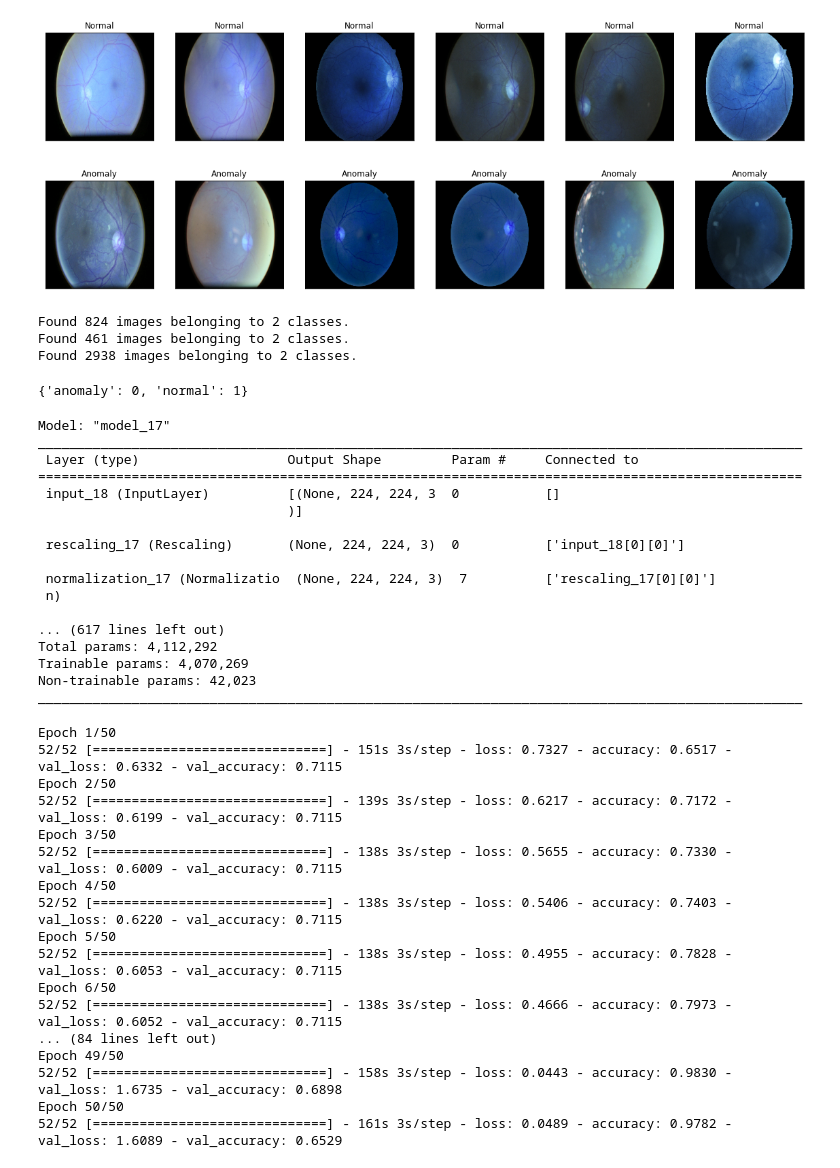
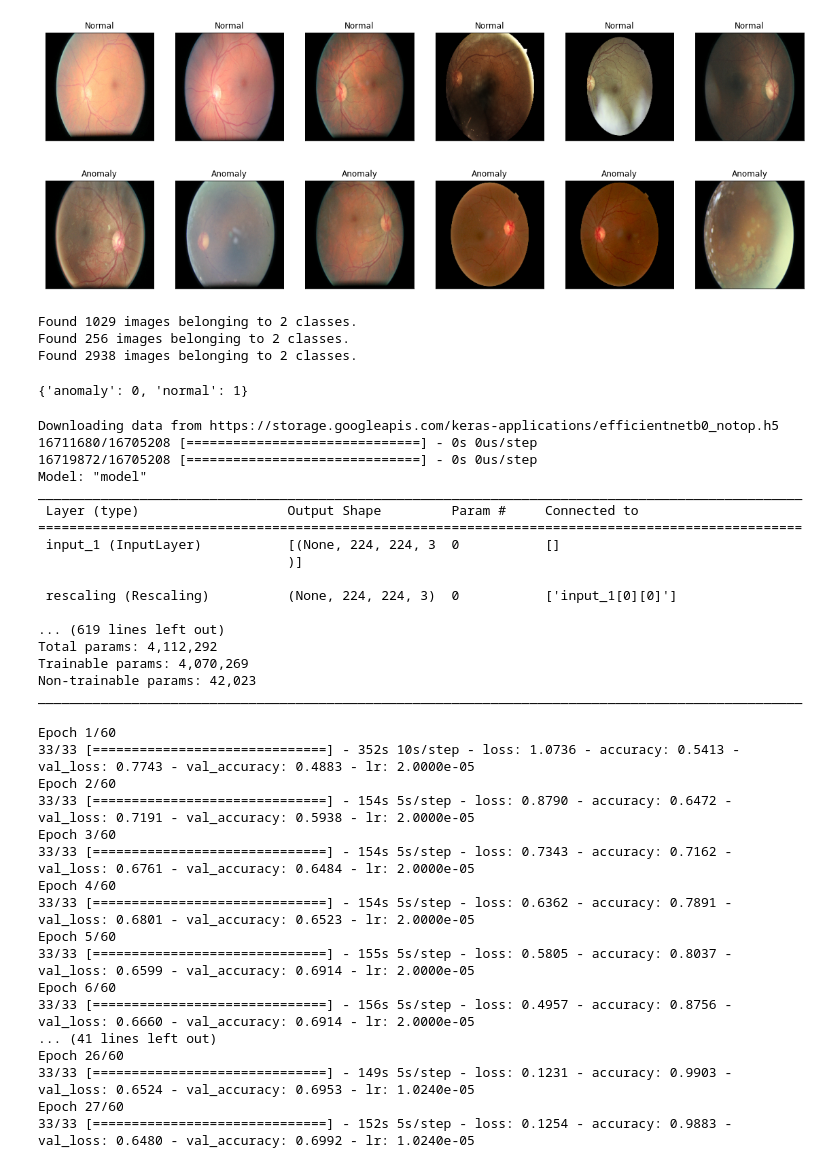
Before and after one commit to nikhilmsreedhar/EfficientNetVsCONV5, a Jupyter notebook: EfficientNetVsConv5.ipynb, the cells around one changed output. Drawn from its saved outputs; the diff is of its cells as text; code cells hidden in the pictures.

```diff
--- a/EfficientNetVsConv5.ipynb
+++ b/EfficientNetVsConv5.ipynb
@@ -66,22 +59,24 @@ Normal images in testing set =  2166
 # %%
 fig, axes = plt.subplots(nrows=1, ncols=6, figsize=(20,20), subplot_kw={'xticks':[], 'yticks':[]})
 for i, ax in enumerate(axes.flat):
     img = cv2.imread(trainNormal[i])
     img = cv2.resize(img, (200,200))
+    img = cv2.cvtColor(img, cv2.COLOR_BGR2RGB)
     ax.imshow(img)
     ax.set_title("Normal")
 plt.show()
 
 fig, axes = plt.subplots(nrows=1, ncols=6, figsize=(20,20), subplot_kw={'xticks':[], 'yticks':[]})
 for i, ax in enumerate(axes.flat):
     img = cv2.imread(trainAnomaly[i])
     img = cv2.resize(img, (200,200))
+    img = cv2.cvtColor(img, cv2.COLOR_BGR2RGB)
     ax.imshow(img)
     ax.set_title("Anomaly")
 plt.show()
 # %% [output]
-[figure, old version]
+[figure, new version]
-[figure, old version]
+[figure, new version]
 # %%
 training = ImageDataGenerator(preprocessing_function = tf.keras.applications.efficientnet.preprocess_input)
 validation = ImageDataGenerator(preprocessing_function = tf.keras.applications.efficientnet.preprocess_input)
@@ -89,26 +84,26 @@ testing = ImageDataGenerator(preprocessing_function = tf.keras.applications.effi
 # %%
 training_dataset = training.flow_from_directory(trainLabels,
                                             target_size = (224,224),
-                                            batch_size = 16,
+                                            batch_size = 32,
                                             class_mode = 'binary')
 validation_dataset = validation.flow_from_directory(valLabels,
                                             target_size = (224,224),
-                                            batch_size = 16,
+                                            batch_size = 32,
                                             class_mode = 'binary')
 testing_dataset = testing.flow_from_directory(testLabels,
                                             target_size = (224,224),
-                                            batch_size = 16,
+                                            batch_size = 32,
                                             class_mode = 'binary')
 # %% [output]
-Found 824 images belonging to 2 classes.
-Found 461 images belonging to 2 classes.
+Found 1029 images belonging to 2 classes.
+Found 256 images belonging to 2 classes.
 Found 2938 images belonging to 2 classes.
 # %%
 testing_dataset.class_indices
 # %% [output]
 {'anomaly': 0, 'normal': 1}
 # %%
-efficientNet = tf.keras.applications.EfficientNetB0(weights = None, include_top = False, input_shape = (224,224,3), classes = 2)
+efficientNet = tf.keras.applications.EfficientNetB0(weights = 'imagenet', include_top = False, input_shape = (224,224,3), classes = 2)
 lastLayer = efficientNet.get_layer('top_activation')
 X = lastLayer.output
 X = tf.keras.layers.Flatten()(X)
@@ -117,23 +112,23 @@ X = tf.keras.layers.Flatten()(X)
 X = tf.keras.layers.Dense(1, activation = 'sigmoid')(X)
 model1 = tf.keras.Model(efficientNet.input, X)
 model1.compile(loss = 'binary_crossentropy',
-             optimizer = tf.optimizers.Adam(learning_rate = 0.0001),
+             optimizer = tf.optimizers.Adam(learning_rate = 0.00002),
              metrics = ['accuracy'])
 model1.summary()
 # %% [output]
-Model: "model_17"
+Downloading data from https://storage.googleapis.com/keras-applications/efficientnetb0_notop.h5
+16711680/16705208 [==============================] - 0s 0us/step
+16719872/16705208 [==============================] - 0s 0us/step
+Model: "model"
 __________________________________________________________________________________________________
  Layer (type)                   Output Shape         Param #     Connected to
 ==================================================================================================
- input_18 (InputLayer)          [(None, 224, 224, 3  0           []
+ input_1 (InputLayer)           [(None, 224, 224, 3  0           []
                                 )]
 
- rescaling_17 (Rescaling)       (None, 224, 224, 3)  0           ['input_18[0][0]']
+ rescaling (Rescaling)          (None, 224, 224, 3)  0           ['input_1[0][0]']
 
- normalization_17 (Normalizatio  (None, 224, 224, 3)  7          ['rescaling_17[0][0]']
- n)
-
-... (617 lines left out)
+... (619 lines left out)
 Total params: 4,112,292
 Trainable params: 4,070,269
 Non-trainable params: 42,023
@@ -141,23 +139,26 @@ ________________________________________________________________________________
 # %%
-history1 = model1.fit(training_dataset, validation_data = validation_dataset, epochs = 50)
+
+weights = {0: 2.,
+           1: 1.}
+history1 = model1.fit(training_dataset, validation_data = validation_dataset, epochs = 60, class_weight = weights, callbacks = [lrReduction, earlyStopping])
 # %% [output]
-Epoch 1/50
-52/52 [==============================] - 151s 3s/step - loss: 0.7327 - accuracy: 0.6517 - val_loss: 0.6332 - val_accuracy: 0.7115
-Epoch 2/50
-52/52 [==============================] - 139s 3s/step - loss: 0.6217 - accuracy: 0.7172 - val_loss: 0.6199 - val_accuracy: 0.7115
-Epoch 3/50
-52/52 [==============================] - 138s 3s/step - loss: 0.5655 - accuracy: 0.7330 - val_loss: 0.6009 - val_accuracy: 0.7115
-Epoch 4/50
-52/52 [==============================] - 138s 3s/step - loss: 0.5406 - accuracy: 0.7403 - val_loss: 0.6220 - val_accuracy: 0.7115
-Epoch 5/50
-52/52 [==============================] - 138s 3s/step - loss: 0.4955 - accuracy: 0.7828 - val_loss: 0.6053 - val_accuracy: 0.7115
-Epoch 6/50
-52/52 [==============================] - 138s 3s/step - loss: 0.4666 - accuracy: 0.7973 - val_loss: 0.6052 - val_accuracy: 0.7115
-... (84 lines left out)
-Epoch 49/50
-52/52 [==============================] - 158s 3s/step - loss: 0.0443 - accuracy: 0.9830 - val_loss: 1.6735 - val_accuracy: 0.6898
-Epoch 50/50
-52/52 [==============================] - 161s 3s/step - loss: 0.0489 - accuracy: 0.9782 - val_loss: 1.6089 - val_accuracy: 0.6529
+Epoch 1/60
+33/33 [==============================] - 352s 10s/step - loss: 1.0736 - accuracy: 0.5413 - val_loss: 0.7743 - val_accuracy: 0.4883 - lr: 2.0000e-05
+Epoch 2/60
+33/33 [==============================] - 154s 5s/step - loss: 0.8790 - accuracy: 0.6472 - val_loss: 0.7191 - val_accuracy: 0.5938 - lr: 2.0000e-05
+Epoch 3/60
+33/33 [==============================] - 154s 5s/step - loss: 0.7343 - accuracy: 0.7162 - val_loss: 0.6761 - val_accuracy: 0.6484 - lr: 2.0000e-05
+Epoch 4/60
+33/33 [==============================] - 154s 5s/step - loss: 0.6362 - accuracy: 0.7891 - val_loss: 0.6801 - val_accuracy: 0.6523 - lr: 2.0000e-05
+Epoch 5/60
+33/33 [==============================] - 155s 5s/step - loss: 0.5805 - accuracy: 0.8037 - val_loss: 0.6599 - val_accuracy: 0.6914 - lr: 2.0000e-05
+Epoch 6/60
+33/33 [==============================] - 156s 5s/step - loss: 0.4957 - accuracy: 0.8756 - val_loss: 0.6660 - val_accuracy: 0.6914 - lr: 2.0000e-05
+... (41 lines left out)
+Epoch 26/60
+33/33 [==============================] - 149s 5s/step - loss: 0.1231 - accuracy: 0.9903 - val_loss: 0.6524 - val_accuracy: 0.6953 - lr: 1.0240e-05
+Epoch 27/60
+33/33 [==============================] - 152s 5s/step - loss: 0.1254 - accuracy: 0.9883 - val_loss: 0.6480 - val_accuracy: 0.6992 - lr: 1.0240e-05
 # %%
 acc = history1.history['accuracy']
 val_acc = history1.history['val_accuracy']
```
Also changed, not shown: parts of 33 cells of this notebook.
